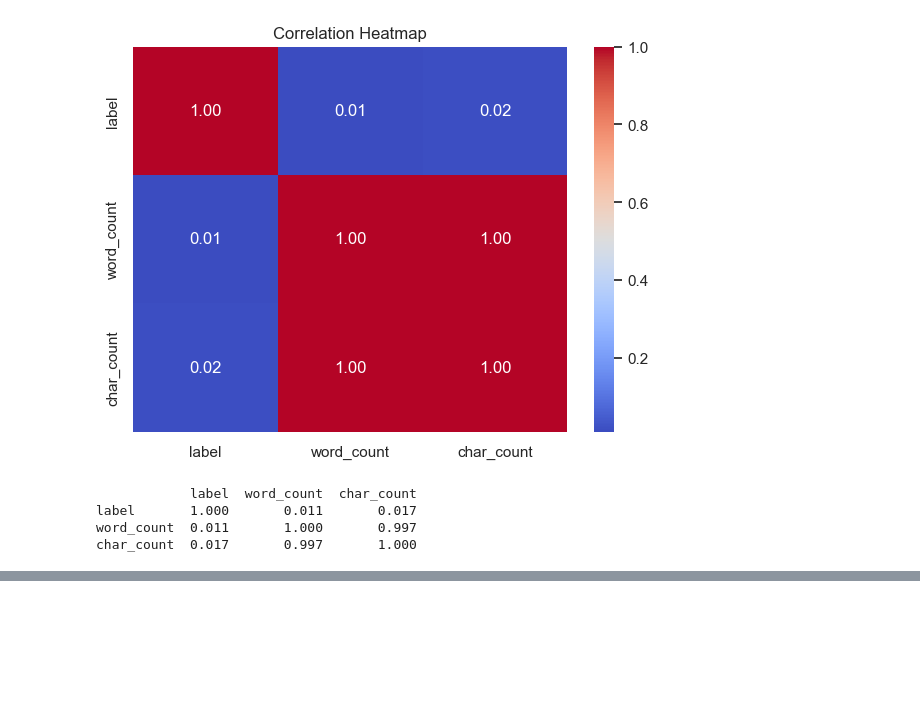
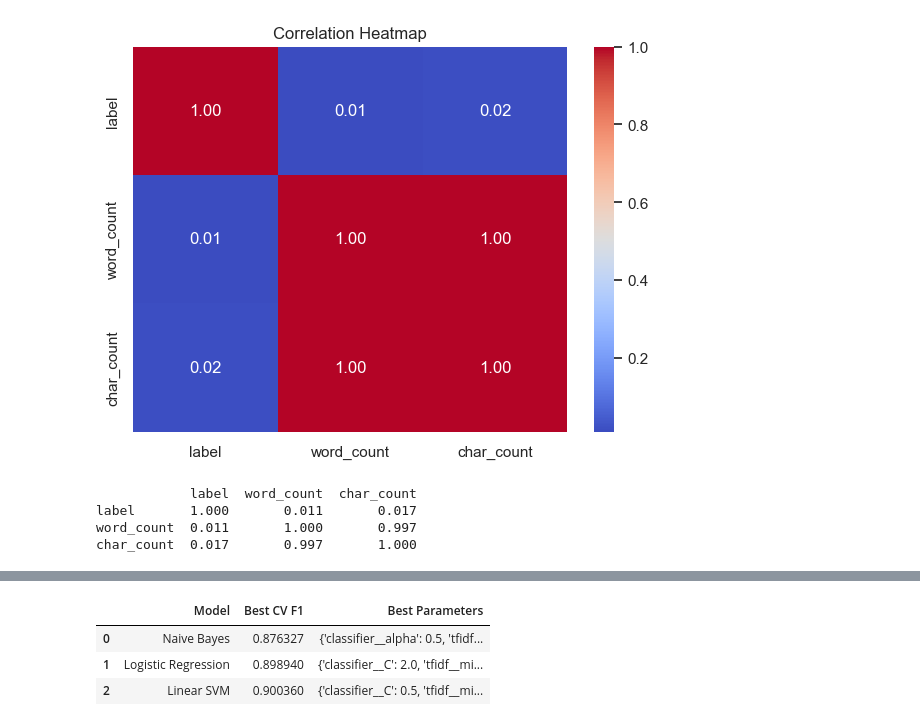
Before and after one commit to pawandubey82/Sentiment-Analysis-of-Movie-Reviews-Using-Machine-Learning, a Jupyter notebook: Sentiment_Analysis_of_Movie_Reviews_Using_Machine_Learning.ipynb, the cells around one changed output, grey strips where cells are left out. Drawn from its saved outputs; the diff is of its cells as text; code cells hidden in the pictures; blank space fills up the shorter version.

Commit message:
Train Model Naive Bayes , Logistic Regression , Linear SVM

```diff
--- a/Sentiment_Analysis_of_Movie_Reviews_Using_Machine_Learning.ipynb
+++ b/Sentiment_Analysis_of_Movie_Reviews_Using_Machine_Learning.ipynb
@@ -401,0 +411,75 @@ print(classification_report(
+# %%
+from sklearn.pipeline import Pipeline
+from sklearn.feature_extraction.text import TfidfVectorizer
+from sklearn.model_selection import GridSearchCV
+from sklearn.naive_bayes import MultinomialNB
+from sklearn.linear_model import LogisticRegression
+from sklearn.svm import LinearSVC
+
+models = {
+    "Naive Bayes": (
+        MultinomialNB(),
+        {
+            "tfidf__min_df": [2, 5],
+            "tfidf__ngram_range": [(1, 1), (1, 2)],
+            "classifier__alpha": [0.5, 1.0]
+        }
+    ),
+    "Logistic Regression": (
+        LogisticRegression(max_iter=1500, random_state=42),
+        {
+            "tfidf__min_df": [2, 5],
+            "tfidf__ngram_range": [(1, 1), (1, 2)],
+            "classifier__C": [0.5, 1.0, 2.0]
+        }
+    ),
+    "Linear SVM": (
+        LinearSVC(random_state=42),
+        {
+            "tfidf__min_df": [2, 5],
+            "tfidf__ngram_range": [(1, 1), (1, 2)],
+            "classifier__C": [0.5, 1.0, 2.0]
+        }
+    )
+}
+
+best_models = {}
+cv_results = []
+
+for name, (classifier, params) in models.items():
+    print(f"\nTraining and tuning: {name}")
+
+    pipeline = Pipeline([
+        ("tfidf", TfidfVectorizer(
+            stop_words="english",
+            max_features=50000,
+            sublinear_tf=True
+        )),
+        ("classifier", classifier)
+    ])
+
+    search = GridSearchCV(
+        estimator=pipeline,
+        param_grid=params,
+        scoring="f1",
+        cv=3,
+        n_jobs=-1,
+        verbose=1
+    )
+
+    search.fit(X_train, y_train)
+
+    best_models[name] = search.best_estimator_
+
+    cv_results.append({
+        "Model": name,
+        "Best CV F1": search.best_score_,
+        "Best Parameters": search.best_params_
+    })
+
+    print("Best CV F1:", round(search.best_score_, 4))
+    print("Best parameters:", search.best_params_)
+
+cv_df = pd.DataFrame(cv_results)
+display(cv_df)
+# %% [output]
@@ -401,0 +500,4 @@ print(classification_report(
+|  | Model | Best CV F1 | Best Parameters |
+| 0 | Naive Bayes | 0.876327 | {'classifier__alpha': 0.5, 'tfidf... |
+| 1 | Logistic Regression | 0.898940 | {'classifier__C': 2.0, 'tfidf__mi... |
+| 2 | Linear SVM | 0.900360 | {'classifier__C': 0.5, 'tfidf__mi... |
```
Also changed, not shown: parts of 8 cells of this notebook.
